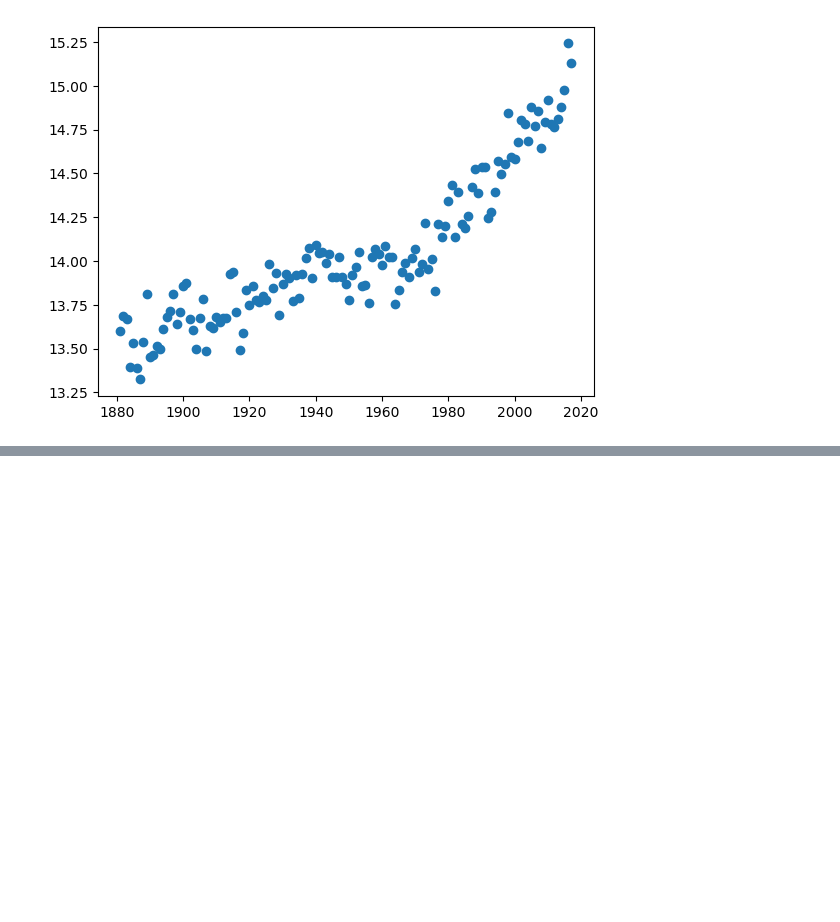
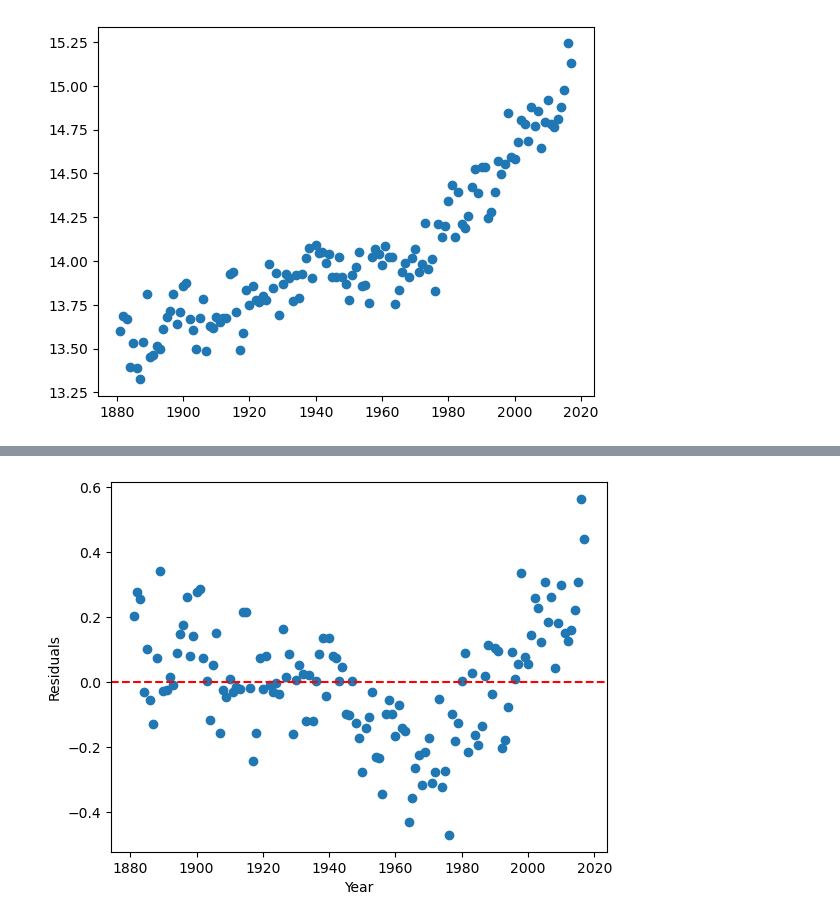
Before and after one commit to Codekob/MachineLearningAtUiT, a Jupyter notebook: Ex2/Ex2JakobKramer.ipynb, the cells around one changed output, grey strips where cells are left out. Drawn from its saved outputs; the diff is of its cells as text; code cells hidden in the pictures; blank space fills up the shorter version.

```diff
--- a/Ex2/Ex2JakobKramer.ipynb
+++ b/Ex2/Ex2JakobKramer.ipynb
@@ -25,0 +62,11 @@ slope = (n_of_observations*(np.sum(x*y)) - np.sum(x)*np.sum(y)) / n_of_observati
+# %%
+# 2d
+
+residuals = y - y_pred
+plt.scatter(x, residuals)
+plt.xlabel('Year')
+plt.ylabel('Residuals')
+plt.axhline(y=0.0, color='r', linestyle='--')
+plt.show()
+# %% [output]
+[figure, added]
```
Also changed, not shown: parts of 13 cells of this notebook, 4 other files.
